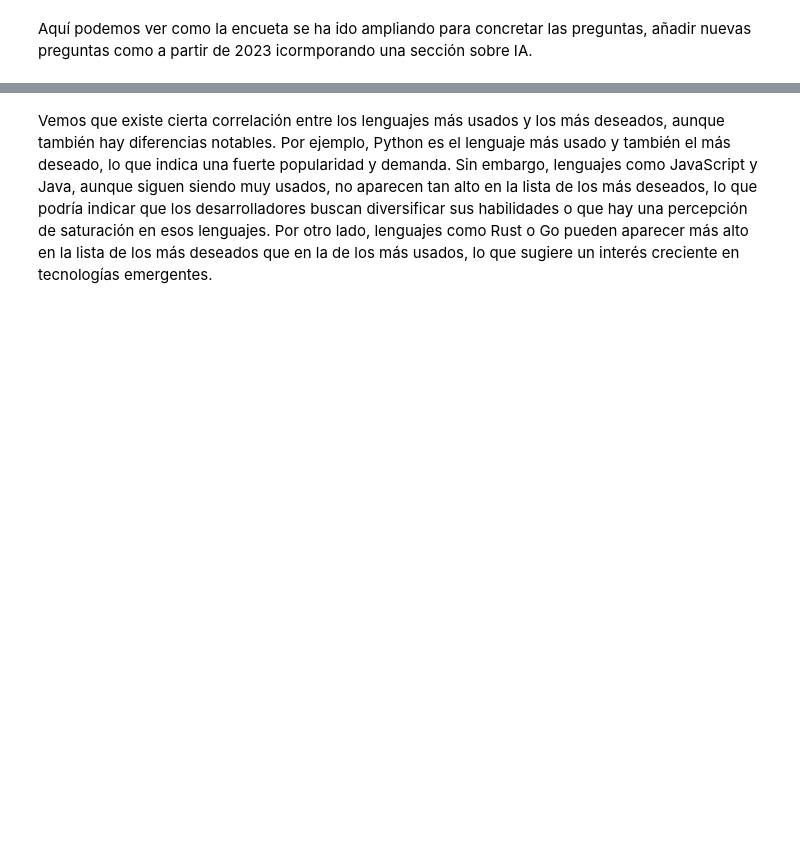
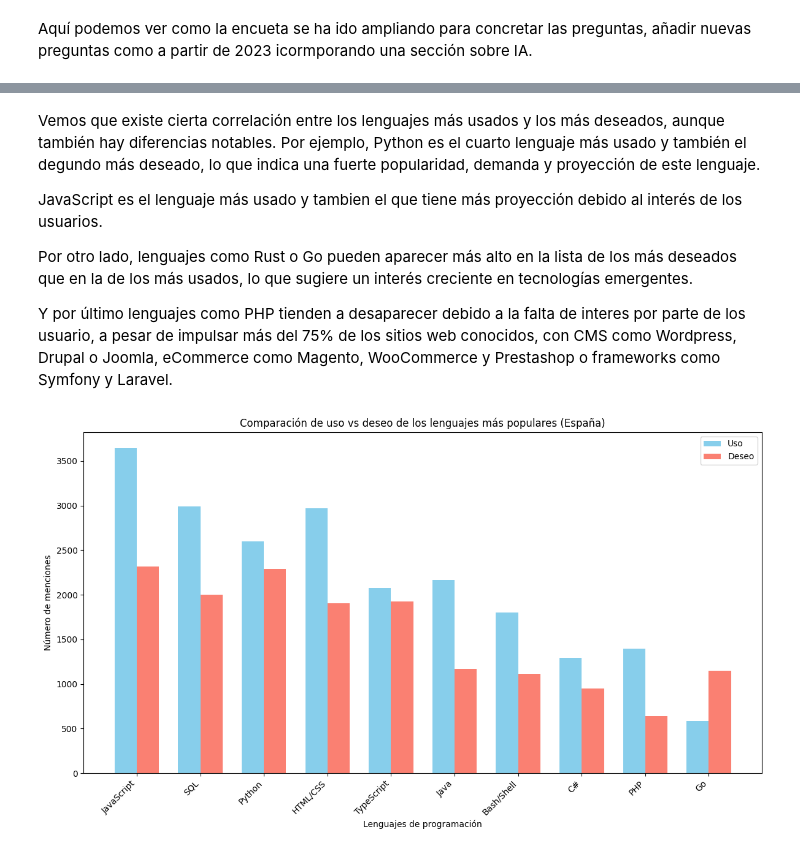
Before and after one commit to jlalonsoredon/EDA-programacion-tendencias, a Jupyter notebook: analisis-Stack-Overflow.ipynb, the cells around one changed output, grey strips where cells are left out. Drawn from its saved outputs; the diff is of its cells as text; code cells hidden in the pictures; blank space fills up the shorter version.

Commit message:
gráficos de lenguages y tendencias

```diff
--- a/analisis-Stack-Overflow.ipynb
+++ b/analisis-Stack-Overflow.ipynb
@@ -111,6 +111,7 @@ columnas_interes = {
     'LanguageWantToWorkWith': 'Lenguajes_deseo',
     'LearnCode': 'Metodo_aprendizaje',
     'LearnCodeOnline': 'Metodo_aprendizaje_online',
+    'DevType': 'Categoria_Profesional',
     'ConvertedCompYearly': 'Salario_anual',
     'AISentiment': 'IA_sentimiento',
     'AIToolCurrentlyUsing': 'IA_herramientas',
@@ -493,6 +496,31 @@ fig = {
 iplot(fig)
 # %% [markdown]
 Vemos que existe cierta correlación entre los lenguajes más usados y los más deseados, aunque también hay diferencias notables.
-Por ejemplo, Python es el lenguaje más usado y también el más deseado, lo que indica una fuerte popularidad y demanda.
-Sin embargo, lenguajes como JavaScript y Java, aunque siguen siendo muy usados, no aparecen tan alto en la lista de los más deseados, lo que podría indicar que los desarrolladores buscan diversificar sus habilidades o que hay una percepción de saturación en esos lenguajes.
+Por ejemplo, Python es el cuarto lenguaje más usado y también el degundo más deseado, lo que indica una fuerte popularidad, demanda y proyección de este lenguaje.
+
+JavaScript es el lenguaje más usado y tambien el que tiene más proyección debido al interés de los usuarios.
+
 Por otro lado, lenguajes como Rust o Go pueden aparecer más alto en la lista de los más deseados que en la de los más usados, lo que sugiere un interés creciente en tecnologías emergentes.
+
+Y por último lenguajes como PHP tienden a desaparecer debido a la falta de interes por parte de los usuario, a pesar de impulsar más del 75% de los sitios web conocidos, con CMS como Wordpress, Drupal o Joomla, eCommerce como Magento, WooCommerce y Prestashop o frameworks como Symfony y Laravel.
+# %%
+# ahora vamos a crear un gráfico de barras para comparar el número de menciones de los lenguajes más populares en uso y deseo
+top10_populares = list(popular_languages.items())[:10]
+lenguajes = [lang for lang, _ in top10_populares]
+uso_counts = [used_languages[lang] for lang in lenguajes]
+deseo_counts = [desired_languages[lang] for lang in lenguajes]
+x = np.arange(len(lenguajes))
+width = 0.35
+fig, ax = plt.subplots(figsize=(12, 7))
+bars_uso = ax.bar(x - width/2, uso_counts, width, label='Uso', color='skyblue')
+bars_deseo = ax.bar(x + width/2, deseo_counts, width, label='Deseo', color='salmon')
+ax.set_xlabel('Lenguajes de programación')
+ax.set_ylabel('Número de menciones')
+ax.set_title('Comparación de uso vs deseo de los lenguajes más populares (España)')
+ax.set_xticks(x)
+ax.set_xticklabels(lenguajes, rotation=45, ha='right')
+ax.legend()
+plt.tight_layout()
+plt.show()
+# %% [output]
+[figure, added]
```
Also changed, not shown: parts of 10 cells of this notebook.
